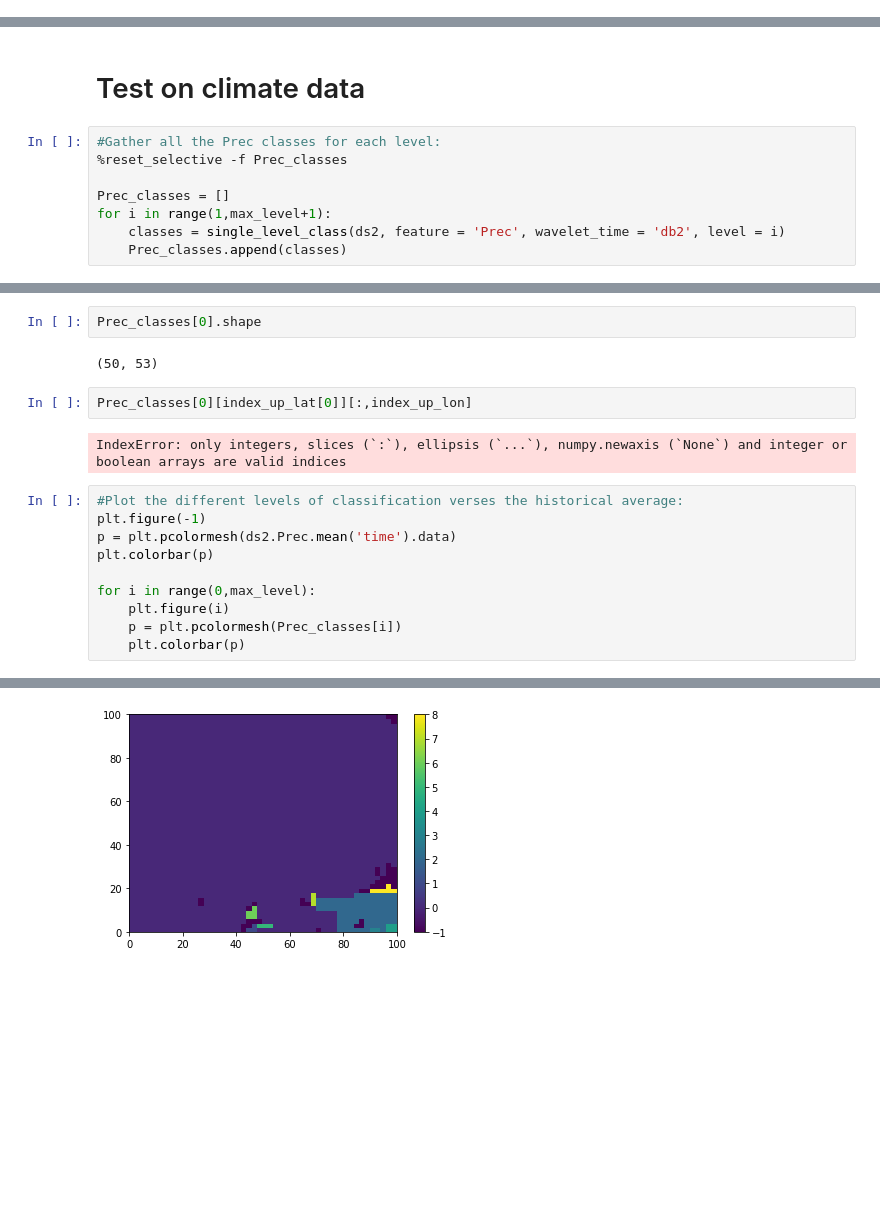
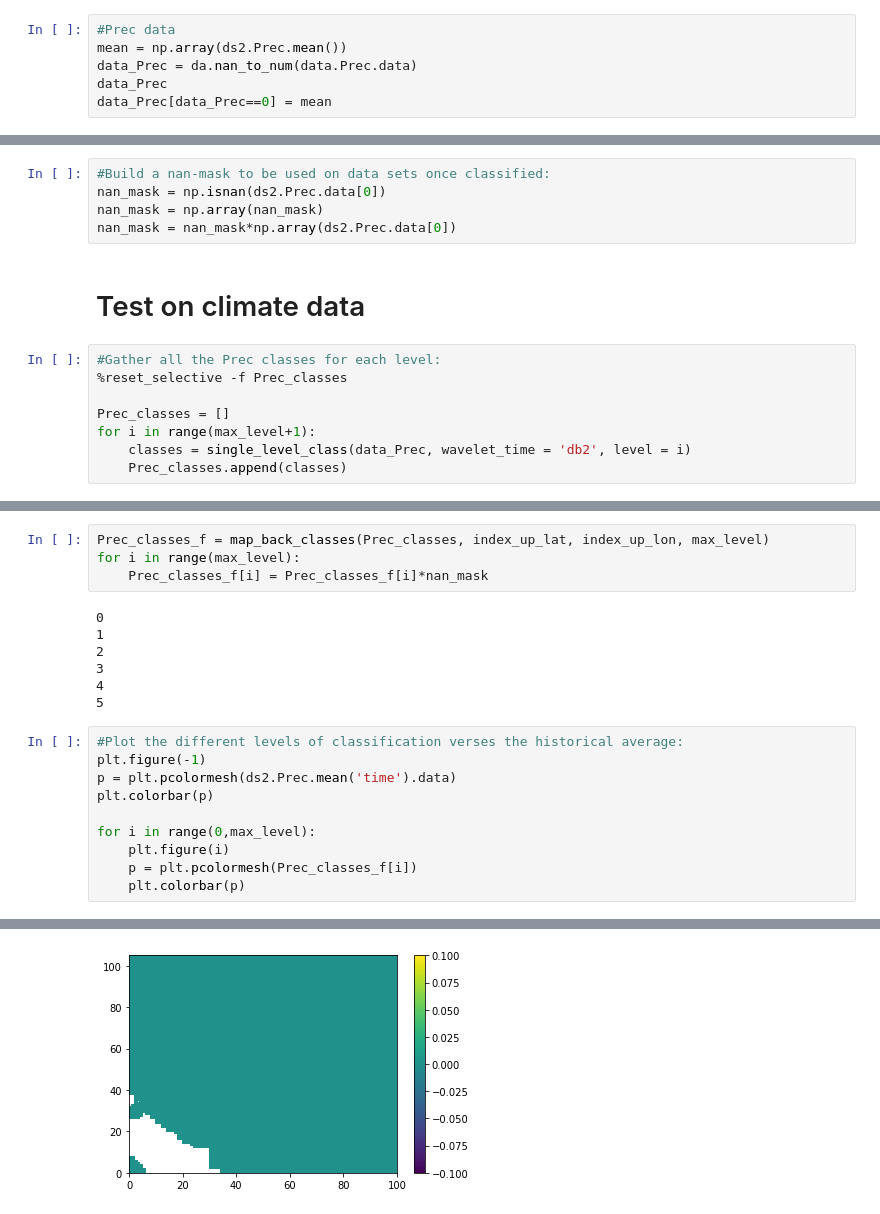
Before and after one commit to derekdesantis/climate, a Jupyter notebook: MR_Cluster.ipynb, the cells around one changed output, grey strips where cells are left out. Cells and saved outputs as stored; diff of their text form; blank space fills up the shorter version.

Commit message:
Added mask and can use different wavelets in space vs time

```diff
--- a/MR_Cluster.ipynb
+++ b/MR_Cluster.ipynb
@@ -346,0 +329,6 @@ array([ 0,  0,  1,  1,  2,  2,  3,  3,  4,  4,  5,  5,  6,  6,  7,  7,  8,
+# %%
+#Prec data
+mean = np.array(ds2.Prec.mean())
+data_Prec = da.nan_to_num(data.Prec.data)
+data_Prec
+data_Prec[data_Prec==0] = mean
@@ -417,3 +401,8 @@ index_up_lon
+# %%
+#Build a nan-mask to be used on data sets once classified:
+nan_mask = np.isnan(ds2.Prec.data[0])
+nan_mask = np.array(nan_mask)
+nan_mask = nan_mask*np.array(ds2.Prec.data[0])
 # %% [markdown]
 # Test on climate data
 # %%
@@ -421,7 +410,7 @@ index_up_lon
 %reset_selective -f Prec_classes
 
 Prec_classes = []
-for i in range(1,max_level+1):
-    classes = single_level_class(ds2, feature = 'Prec', wavelet_time = 'db2', level = i)
+for i in range(max_level+1):
+    classes = single_level_class(data_Prec, wavelet_time = 'db2', level = i)
     Prec_classes.append(classes)
 # %% [output]
@@ -445,11 +475,14 @@ TOTAL: 0.8605606555938721
-# %%
-Prec_classes[0].shape
-# %% [output]
-(50, 53)
-# %%
-Prec_classes[0][index_up_lat[0]][:,index_up_lon]
-# %% [output]
-IndexError: only integers, slices (`:`), ellipsis (`...`), numpy.newaxis (`None`) and integer or boolean arrays are valid indices
+# %%
+Prec_classes_f = map_back_classes(Prec_classes, index_up_lat, index_up_lon, max_level)
+for i in range(max_level):
+    Prec_classes_f[i] = Prec_classes_f[i]*nan_mask
+# %% [output]
+0
+1
+2
+3
+4
+5
 # %%
 #Plot the different levels of classification verses the historical average:
 plt.figure(-1)
@@ -458,6 +491,6 @@ plt.colorbar(p)
 
 for i in range(0,max_level):
     plt.figure(i)
-    p = plt.pcolormesh(Prec_classes[i])
+    p = plt.pcolormesh(Prec_classes_f[i])
     plt.colorbar(p)
 # %% [output]
@@ -465 +515 @@ for i in range(0,max_level):
-[figure, old version]
+[figure, new version]
```
Also changed, not shown: parts of 39 cells of this notebook, 4 other files.
